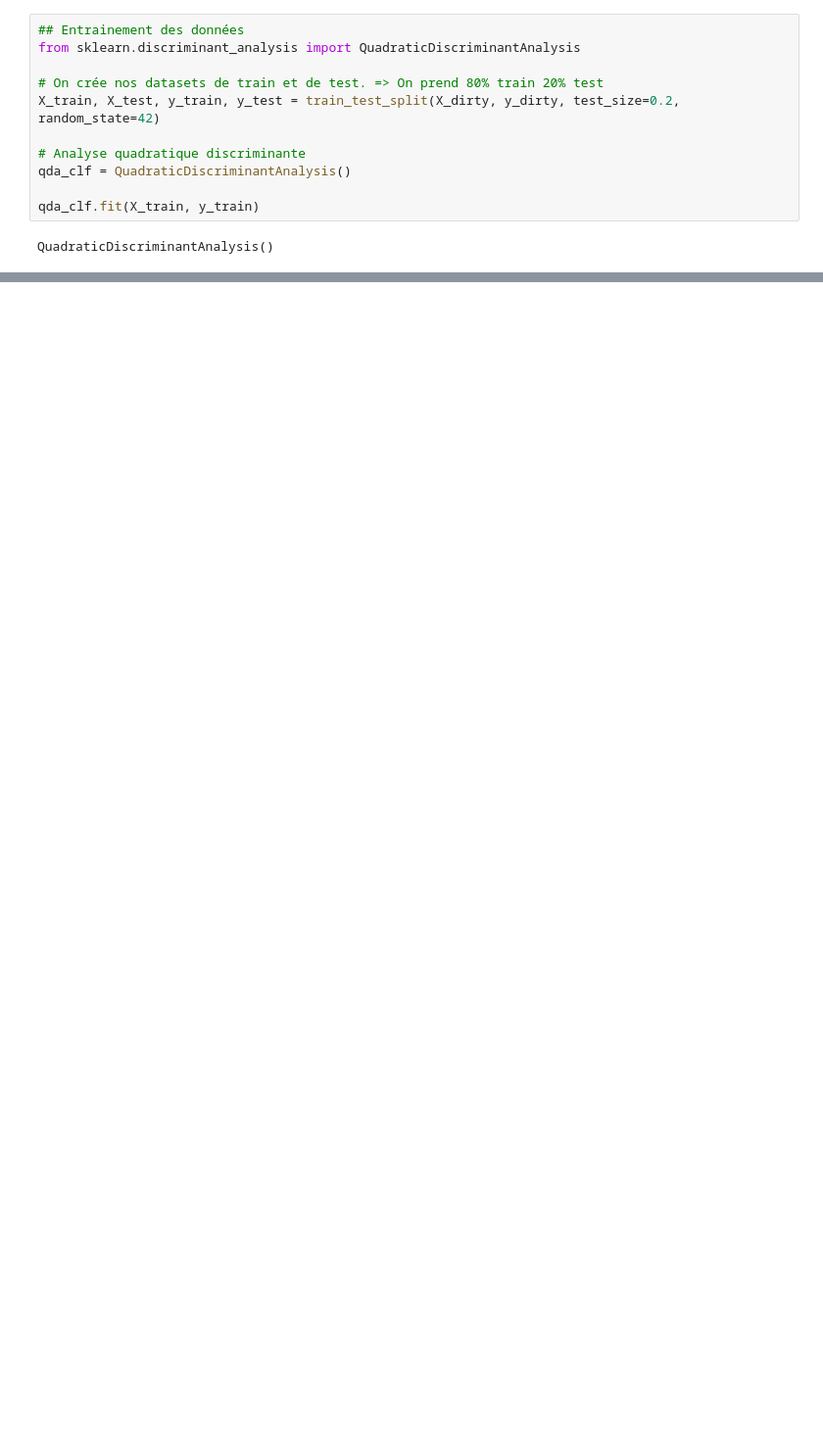
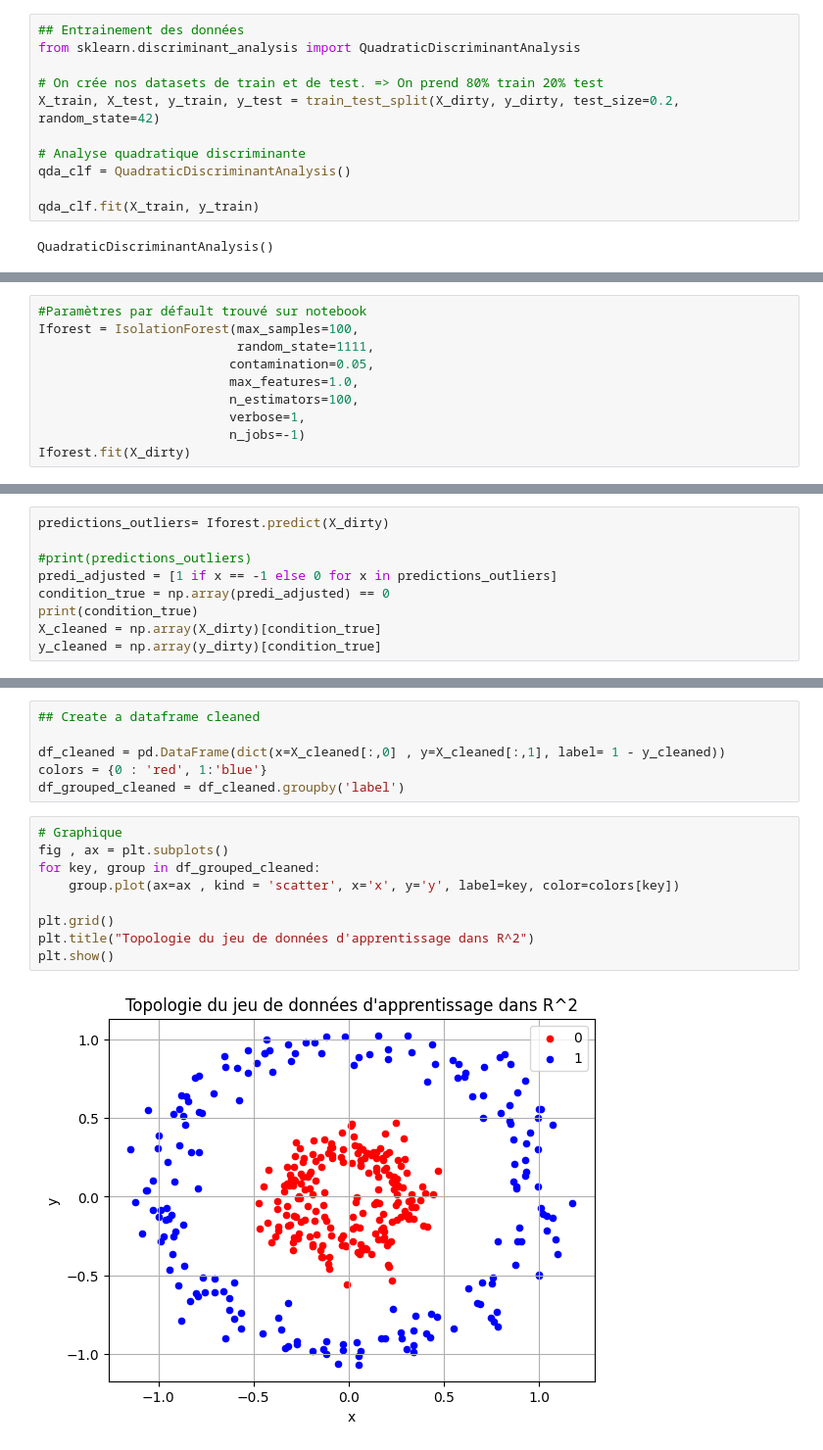
Before and after one commit to Flotauv/Statistic-learning-project, a Jupyter notebook: notebook.ipynb, the cells around one changed output, grey strips where cells are left out. Shown at 98% size. Drawn from its saved outputs; the diff is of its cells as text; blank space fills up the shorter version.

```diff
--- a/notebook.ipynb
+++ b/notebook.ipynb
@@ -119,0 +155,10 @@ TESTTTTT
+# %%
+#Paramètres par défault trouvé sur notebook
+Iforest = IsolationForest(max_samples=100,
+                          random_state=1111,
+                         contamination=0.05,
+                         max_features=1.0,
+                         n_estimators=100,
+                         verbose=1,
+                         n_jobs=-1)
+Iforest.fit(X_dirty)
@@ -119,0 +173,9 @@ TESTTTTT
+# %%
+predictions_outliers= Iforest.predict(X_dirty)
+
+#print(predictions_outliers)
+predi_adjusted = [1 if x == -1 else 0 for x in predictions_outliers]
+condition_true = np.array(predi_adjusted) == 0
+print(condition_true)
+X_cleaned = np.array(X_dirty)[condition_true]
+y_cleaned = np.array(y_dirty)[condition_true]
@@ -119,0 +224,17 @@ TESTTTTT
+# %%
+## Create a dataframe cleaned
+
+df_cleaned = pd.DataFrame(dict(x=X_cleaned[:,0] , y=X_cleaned[:,1], label= 1 - y_cleaned))
+colors = {0 : 'red', 1:'blue'}
+df_grouped_cleaned = df_cleaned.groupby('label')
+# %%
+# Graphique
+fig , ax = plt.subplots()
+for key, group in df_grouped_cleaned:
+    group.plot(ax=ax , kind = 'scatter', x='x', y='y', label=key, color=colors[key])
+
+plt.grid()
+plt.title("Topologie du jeu de données d'apprentissage dans R^2")
+plt.show()
+# %% [output]
+[figure, added]
```
Also changed, not shown: parts of 22 cells of this notebook, 2 other files.
